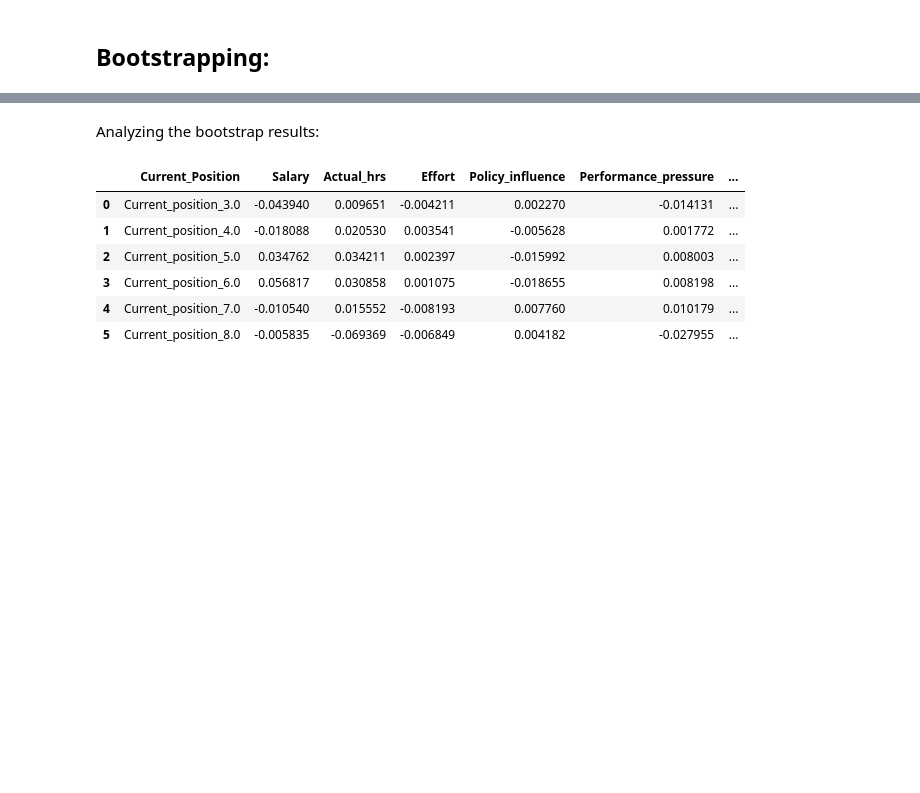
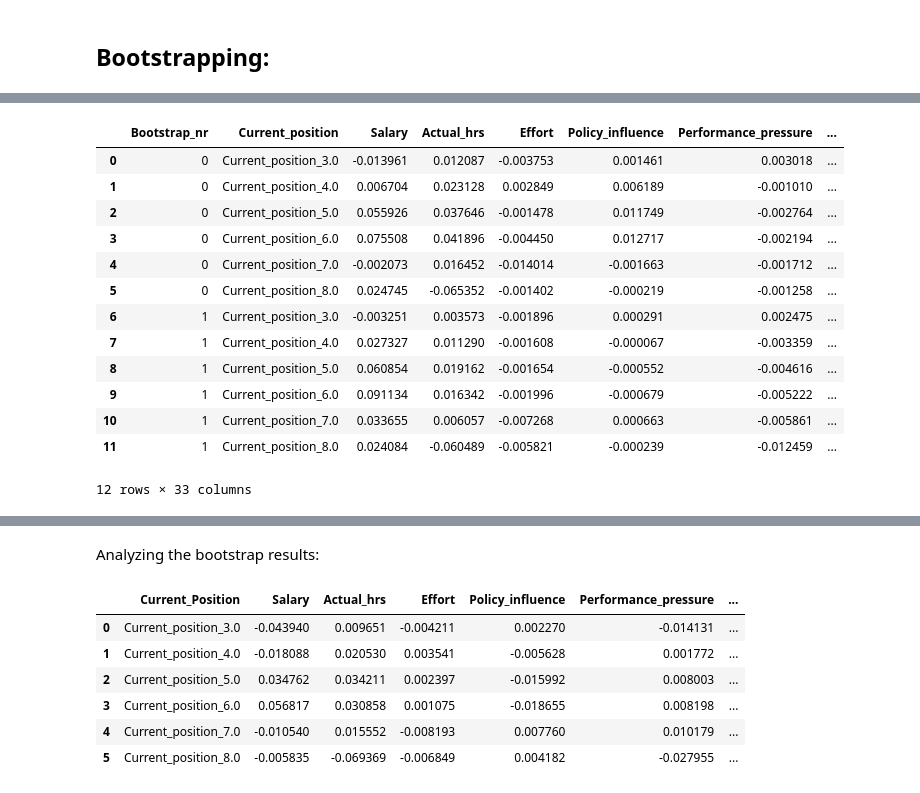
Before and after one commit to AndreiAf02/Job-Satisfaction, a Jupyter notebook: Job_Satisfaction_CZ.ipynb, the cells around one changed output, grey strips where cells are left out. Drawn from its saved outputs; the diff is of its cells as text; code cells hidden in the pictures; blank space fills up the shorter version.

```diff
--- a/Job_Satisfaction_CZ.ipynb
+++ b/Job_Satisfaction_CZ.ipynb
@@ -1054,0 +1169,17 @@ bootstrap_path_values.to_csv('CZ_bootstrap_path_values.csv')
+# %%
+bootstrap_path_values_no_mod
+# %% [output]
+|  | Bootstrap_nr | Current_position | Salary | Actual_hrs | Effort | Policy_influence | Performance_pressure | ... |
+| 0 | 0 | Current_position_3.0 | -0.013961 | 0.012087 | -0.003753 | 0.001461 | 0.003018 | ... |
+| 1 | 0 | Current_position_4.0 | 0.006704 | 0.023128 | 0.002849 | 0.006189 | -0.001010 | ... |
+| 2 | 0 | Current_position_5.0 | 0.055926 | 0.037646 | -0.001478 | 0.011749 | -0.002764 | ... |
+| 3 | 0 | Current_position_6.0 | 0.075508 | 0.041896 | -0.004450 | 0.012717 | -0.002194 | ... |
+| 4 | 0 | Current_position_7.0 | -0.002073 | 0.016452 | -0.014014 | -0.001663 | -0.001712 | ... |
+| 5 | 0 | Current_position_8.0 | 0.024745 | -0.065352 | -0.001402 | -0.000219 | -0.001258 | ... |
+| 6 | 1 | Current_position_3.0 | -0.003251 | 0.003573 | -0.001896 | 0.000291 | 0.002475 | ... |
+| 7 | 1 | Current_position_4.0 | 0.027327 | 0.011290 | -0.001608 | -0.000067 | -0.003359 | ... |
+| 8 | 1 | Current_position_5.0 | 0.060854 | 0.019162 | -0.001654 | -0.000552 | -0.004616 | ... |
+| 9 | 1 | Current_position_6.0 | 0.091134 | 0.016342 | -0.001996 | -0.000679 | -0.005222 | ... |
+| 10 | 1 | Current_position_7.0 | 0.033655 | 0.006057 | -0.007268 | 0.000663 | -0.005861 | ... |
+| 11 | 1 | Current_position_8.0 | 0.024084 | -0.060489 | -0.005821 | -0.000239 | -0.012459 | ... |
+12 rows × 33 columns
```
Also changed, not shown: parts of 18 cells of this notebook.
